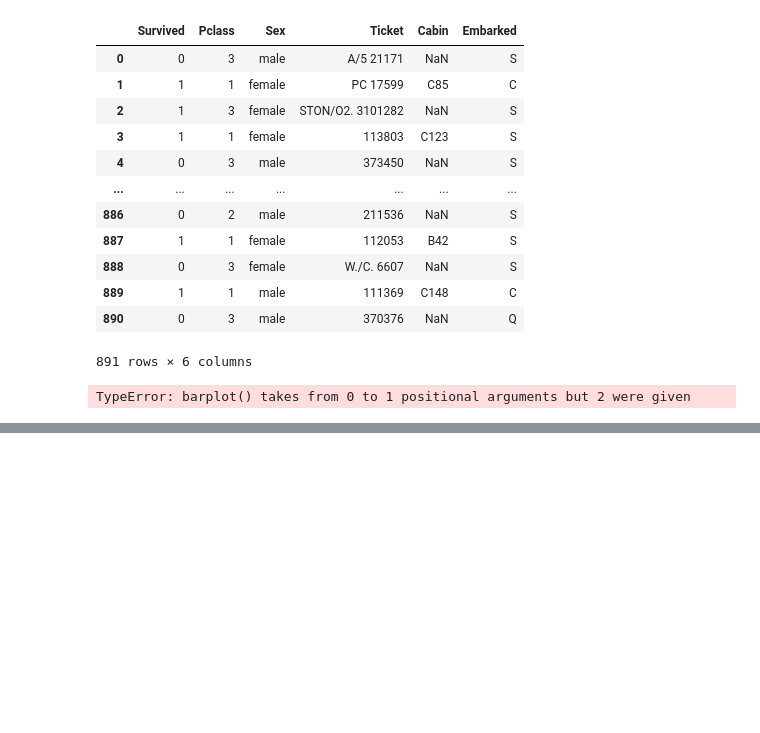
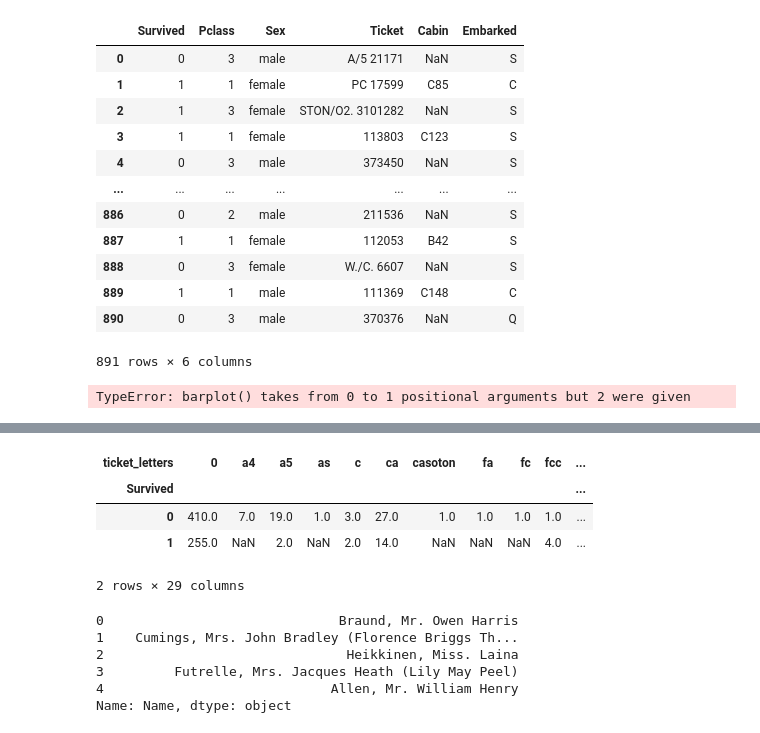
Before and after one commit to HkgCory/kaggle-exercise, a Jupyter notebook: kaggle-titanic.ipynb, the cells around one changed output, grey strips where cells are left out. Drawn from its saved outputs; the diff is of its cells as text; code cells hidden in the pictures; blank space fills up the shorter version.

```diff
--- a/kaggle-titanic.ipynb
+++ b/kaggle-titanic.ipynb
@@ -112,0 +256,17 @@ TypeError: barplot() takes from 0 to 1 positional arguments but 2 were given
+# %%
+pd.pivot_table(train, index='Survived', columns='ticket_letters', values='Ticket', aggfunc='count')
+# %% [output]
+| ticket_letters | 0 | a4 | a5 | as | c | ca | casoton | fa | fc | fcc | ... |
+| Survived |  |  |  |  |  |  |  |  |  |  | ... |
+| 0 | 410.0 | 7.0 | 19.0 | 1.0 | 3.0 | 27.0 | 1.0 | 1.0 | 1.0 | 1.0 | ... |
+| 1 | 255.0 | NaN | 2.0 | NaN | 2.0 | 14.0 | NaN | NaN | NaN | 4.0 | ... |
+2 rows × 29 columns
+# %%
+train.Name.head()
+# %% [output]
+0                              Braund, Mr. Owen Harris
+1    Cumings, Mrs. John Bradley (Florence Briggs Th...
+2                               Heikkinen, Miss. Laina
+3         Futrelle, Mrs. Jacques Heath (Lily May Peel)
+4                             Allen, Mr. William Henry
+Name: Name, dtype: object
```
Also changed, not shown: parts of 34 cells of this notebook, 1 other file.
